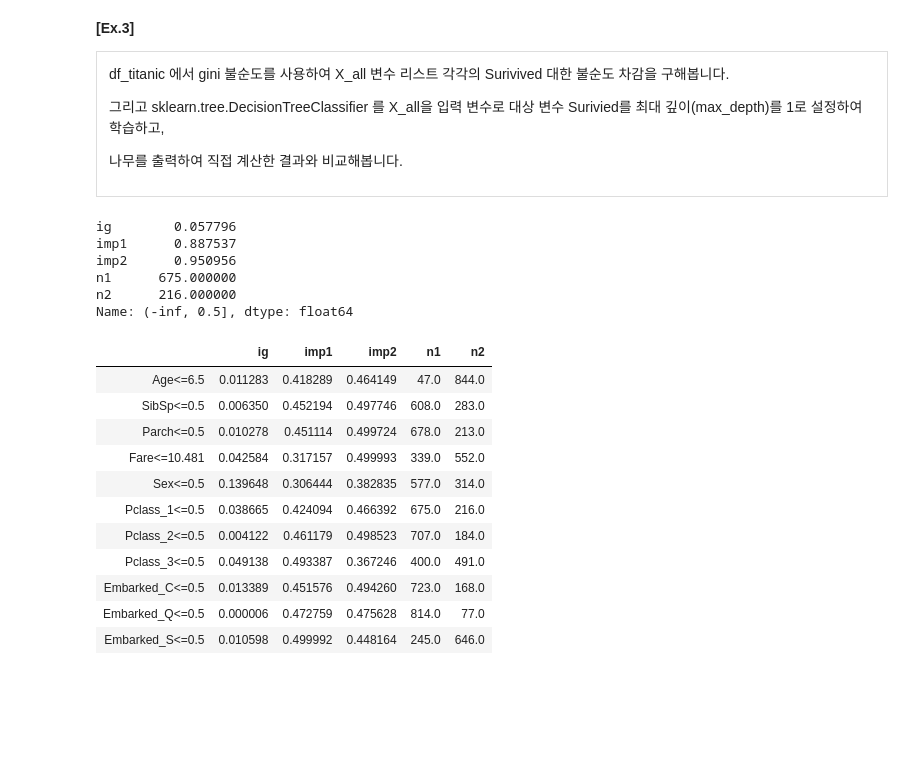
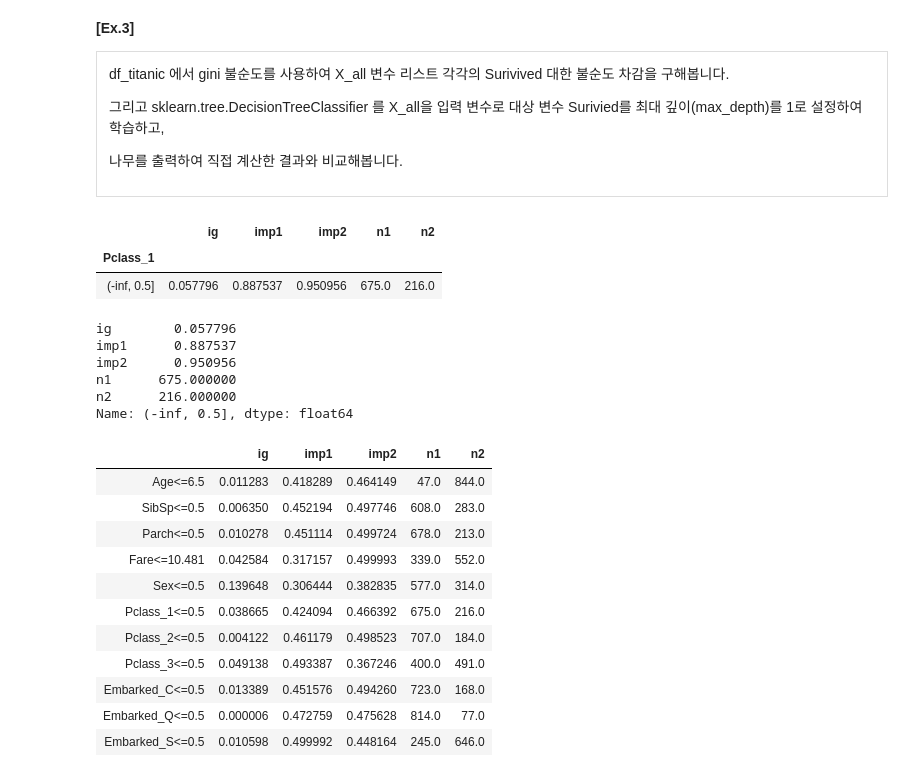
Before and after one commit to sunkusun9/DS_Lv3_elearning, a Jupyter notebook: 13. 비모수적 모델.ipynb, the cells around one changed output. Saved outputs shown, nothing was run; the diff lists cells and outputs as text; code cells hidden in the pictures; blank space fills up the shorter version.

```diff
--- a/13. 비모수적 모델.ipynb
+++ b/13. 비모수적 모델.ipynb
@@ -381,28 +381,30 @@ df_titanic 에서 gini 불순도를 사용하여 X_all 변수 리스트 각각
 
 </div>
 # %%
-def ig(df, col, imp_func):
+def ig(s, s_target, imp_func):
     """
     불순도 차감을 계산합니다.
     위 과정을 종합하여 하나의 함수로 정리했습니다.
     Parameters:
-        df: pd.DataFrame
-            데이터프레임
-        col: str
-            대상 컬럼
+        s: pd.Series
+            Series
+        s_target: pd.Series
+            대상 변수의 Series
         imp_func: function
             불순도 계산 함수
     Returns:
         pd.Series
         ig: 불순도 차감, imp1: 좌측 영역의 불순도, imp2: 우측 영역의 불순도, n1: 좌측 영역의 데이터수, n2: 우측 영역의 데이터수
     """
-    u = pd.Series(df[col].unique()).sort_values() # col 컬럼의 유일값을 구하고, 정렬합니다.
+    u = pd.Series(s.unique()).sort_values() # 컬럼의 유일값을 구하고, 정렬합니다.
+    if len(u) == 1:
+        return None
     b = np.array([-np.inf] + ((u + u.shift(1)) / 2).dropna().tolist() + [np.inf]) # 분류 경계를 구합니다.
-    n = len(df)
-    # 분류 경계점별 불순도를 구하기 위해 구간별 대상 변수(Survived)의 빈도의 누계를 구합니다.
+    n = len(s)
+    # 분류 경계점별 불순도를 구하기 위해 구간별 대상 변수(s_target)의 빈도의 누계를 구합니다.
     df_cnt = pd.crosstab(
-        index = pd.cut(df[col], bins=b, right=True),
-        columns = df['Survived']
+        index = pd.cut(s, bins=b, right=True),
+        columns = s_target
     ).cumsum()
     vcnt = df_cnt.iloc[-1].values
     imp_t = imp_func(vcnt / n) # 분류 경계별 불순도를 구합니다.
@@ -417,9 +419,9 @@ def ig(df, col, imp_func):
             pd.Series
             imp: 불순도, imp_by_weight:  가중치 * 불순도, n: 데이터 수
         """
-        s = x.sum()
-        imp = imp_func(x / s)
-        return pd.Series([imp, imp * s / n, s], index=['imp', 'imp_by_weight', 'n'])
+        s_ = x.sum()
+        imp = imp_func(x / s_)
+        return pd.Series([imp, imp * s_ / n, s_], index=['imp', 'imp_by_weight', 'n'])
     # 우측 영역의 불순도를 구합니다.
     df_left = df_cnt.apply(ig_sub, axis=1)
     # 좌측영역의 불순도를 구합니다.
@@ -432,10 +434,14 @@ def ig(df, col, imp_func):
         df_right['n'].rename('n2')
     ], axis=1)
 # %%
-df_imp = ig(df_titanic, 'Pclass_1', entropy)
+df_imp = ig(df_titanic['Pclass_1'], df_titanic['Survived'], entropy)
+display(df_imp)
 # 최대 불순도 감소를 보인 분기점을 구합니다.
 df_imp.loc[df_imp['ig'].idxmax()]
 # %% [output]
+|  | ig | imp1 | imp2 | n1 | n2 |
+| Pclass_1 |  |  |  |  |  |
+| (-inf, 0.5] | 0.057796 | 0.887537 | 0.950956 | 675.0 | 216.0 |
 ig        0.057796
 imp1      0.887537
 imp2      0.950956
```
Also changed, not shown: parts of 12 cells of this notebook.
